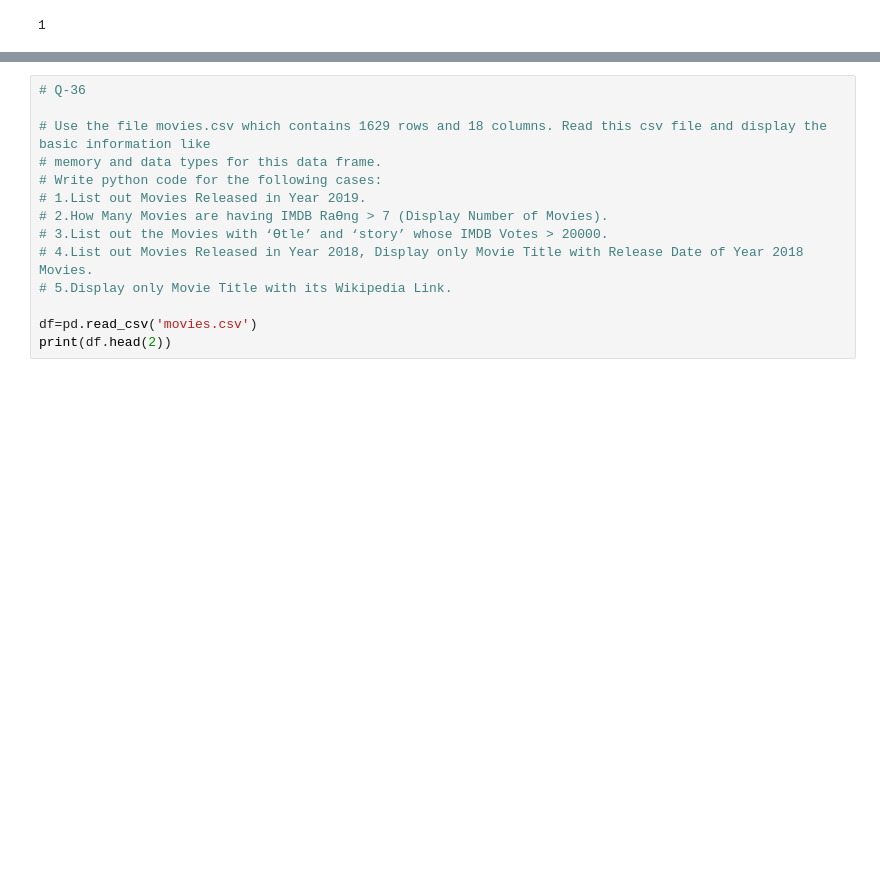
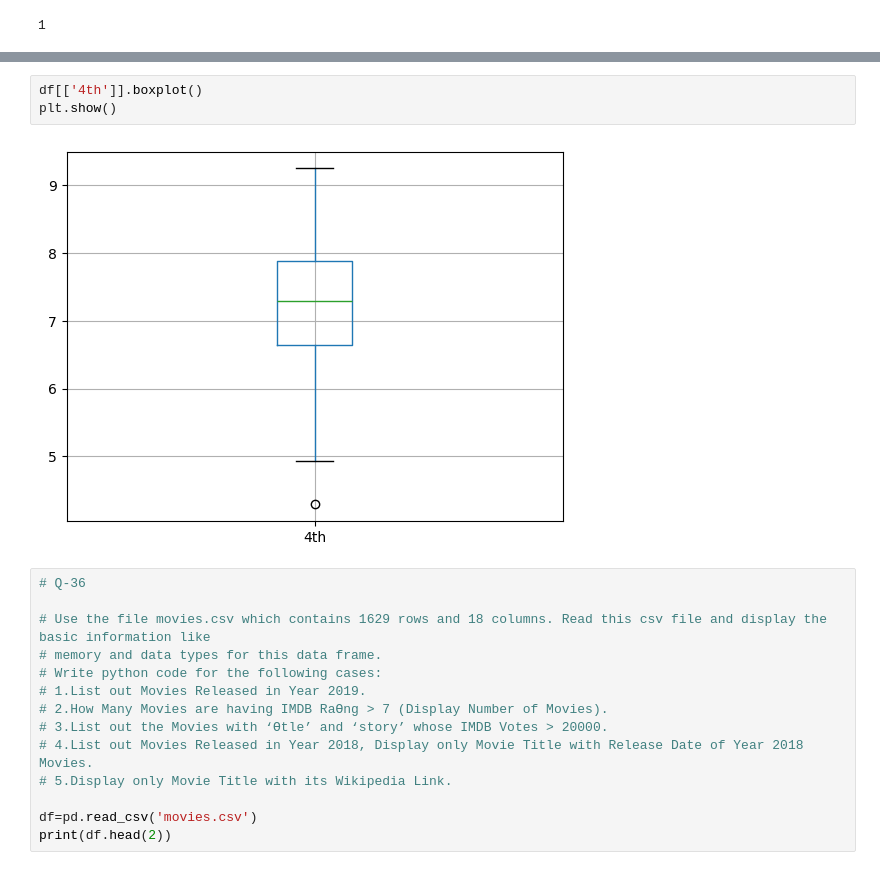
Before and after one commit to ishanshah018/Python_2_Advanced_Concepts, a Jupyter notebook: Ch-1_QB_Solution.ipynb, the cells around one changed output, grey strips where cells are left out. Cells and saved outputs as stored; diff of their text form; blank space fills up the shorter version.

```diff
--- a/Ch-1_QB_Solution.ipynb
+++ b/Ch-1_QB_Solution.ipynb
@@ -563,3 +668,8 @@ print(y)
+# %%
+df[['4th']].boxplot()
+plt.show()
+# %% [output]
+[figure, added]
 # %%
 # Q-36
 
```
Also changed, not shown: parts of 4 cells of this notebook.
